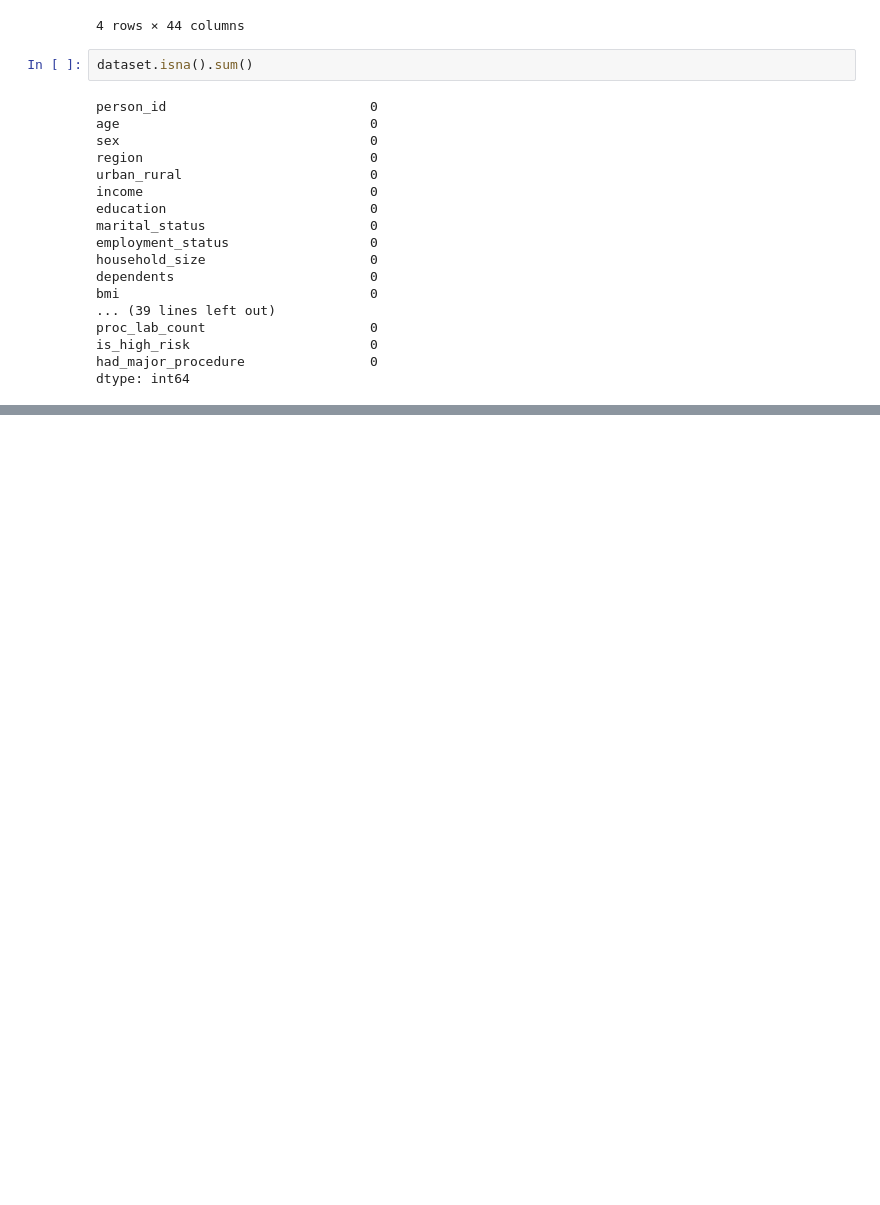
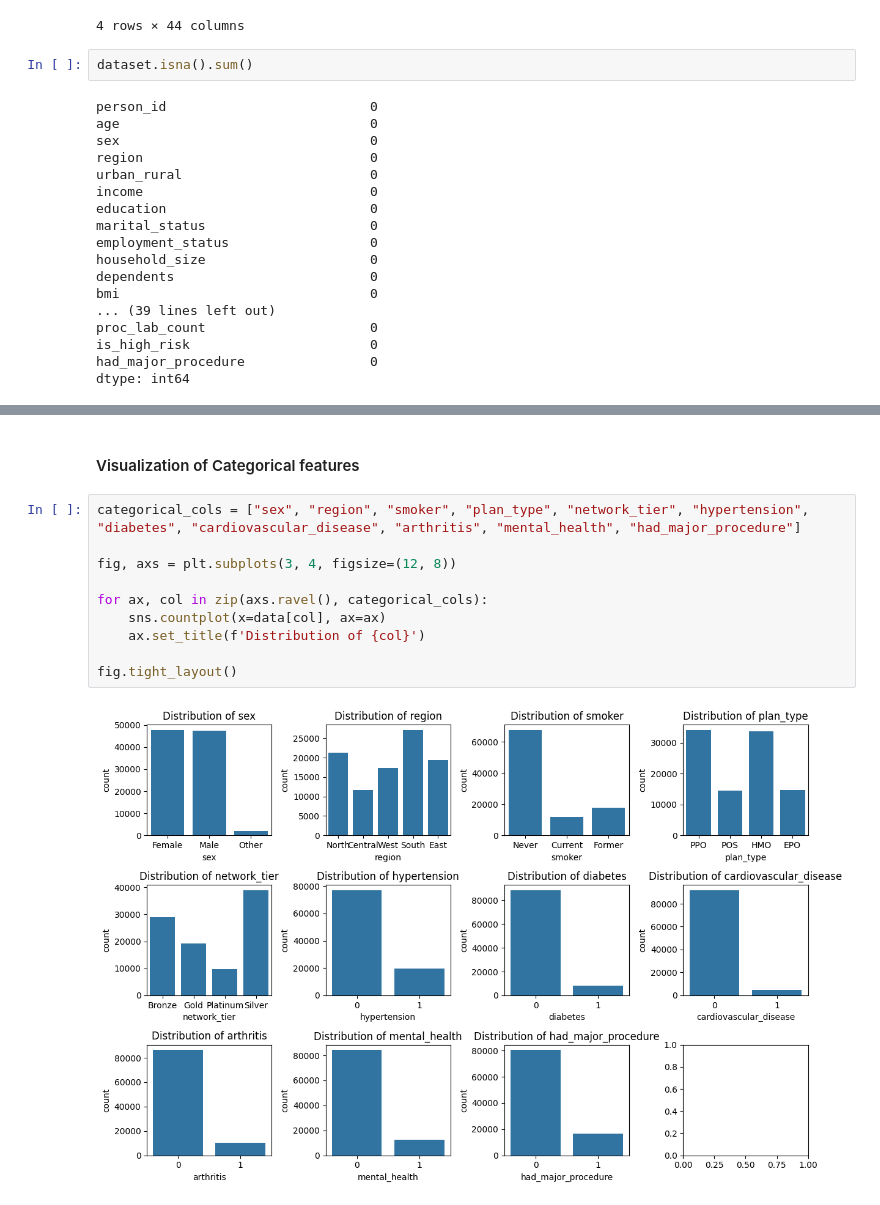
Before and after one commit to HiramZ04/medical-insurance-prediction, a Jupyter notebook: notebooks/medical_insurance.ipynb, the cells around one changed output, grey strips where cells are left out. Cells and saved outputs as stored; diff of their text form; blank space fills up the shorter version.

```diff
--- a/notebooks/medical_insurance.ipynb
+++ b/notebooks/medical_insurance.ipynb
@@ -88,0 +99,14 @@ array([nan, 'Weekly', 'Daily', 'Occasional'], dtype=object)
+# %% [markdown]
+#### Visualization of Categorical features
+# %%
+categorical_cols = ["sex", "region", "smoker", "plan_type", "network_tier", "hypertension", "diabetes", "cardiovascular_disease", "arthritis", "mental_health", "had_major_procedure"]
+
+fig, axs = plt.subplots(3, 4, figsize=(12, 8))
+
+for ax, col in zip(axs.ravel(), categorical_cols):
+    sns.countplot(x=data[col], ax=ax)
+    ax.set_title(f'Distribution of {col}')
+
+fig.tight_layout()
+# %% [output]
+[figure, added]
```
Also changed, not shown: parts of 22 cells of this notebook.
